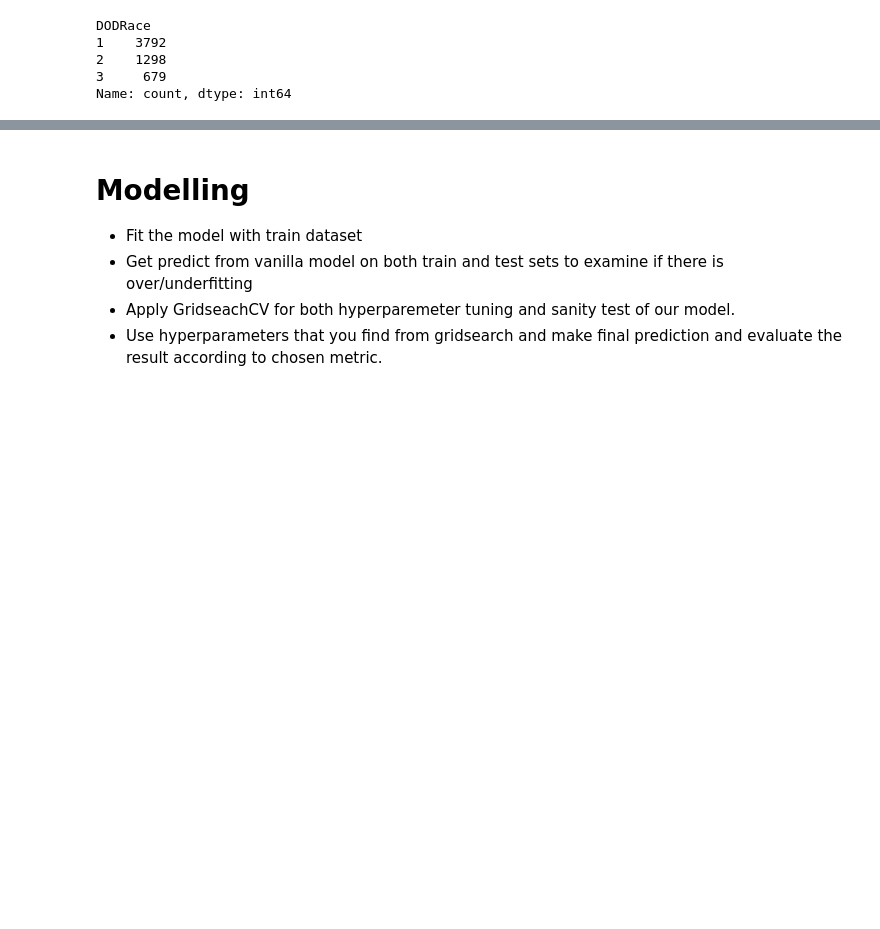
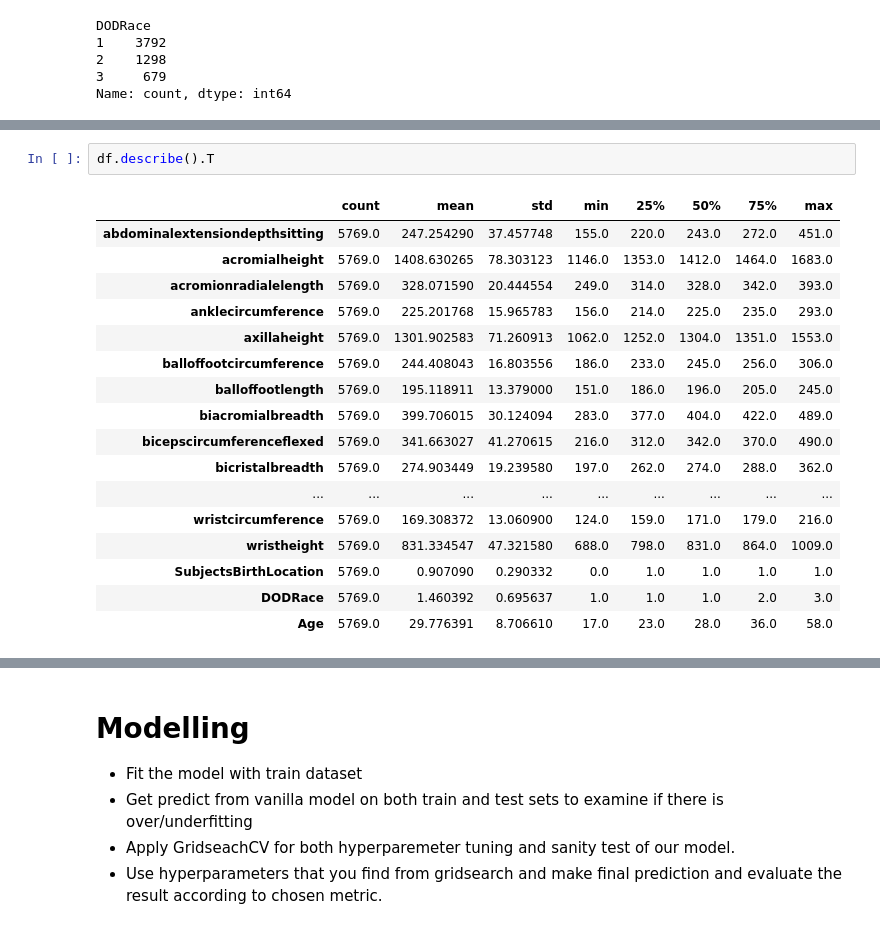
Before and after one commit to ayaramis/Portfolio, a Jupyter notebook: soldier_race/Soldier_Race_Project.ipynb, the cells around one changed output, grey strips where cells are left out. Cells and saved outputs as stored; diff of their text form; blank space fills up the shorter version.

```diff
--- a/soldier_race/Soldier_Race_Project.ipynb
+++ b/soldier_race/Soldier_Race_Project.ipynb
@@ -220,0 +211,20 @@ Besides Numpy and Pandas, you need to import the necessary modules for data visu
+# %%
+df.describe().T
+# %% [output]
+|  | count | mean | std | min | 25% | 50% | 75% | max |
+| abdominalextensiondepthsitting | 5769.0 | 247.254290 | 37.457748 | 155.0 | 220.0 | 243.0 | 272.0 | 451.0 |
+| acromialheight | 5769.0 | 1408.630265 | 78.303123 | 1146.0 | 1353.0 | 1412.0 | 1464.0 | 1683.0 |
+| acromionradialelength | 5769.0 | 328.071590 | 20.444554 | 249.0 | 314.0 | 328.0 | 342.0 | 393.0 |
+| anklecircumference | 5769.0 | 225.201768 | 15.965783 | 156.0 | 214.0 | 225.0 | 235.0 | 293.0 |
+| axillaheight | 5769.0 | 1301.902583 | 71.260913 | 1062.0 | 1252.0 | 1304.0 | 1351.0 | 1553.0 |
+| balloffootcircumference | 5769.0 | 244.408043 | 16.803556 | 186.0 | 233.0 | 245.0 | 256.0 | 306.0 |
+| balloffootlength | 5769.0 | 195.118911 | 13.379000 | 151.0 | 186.0 | 196.0 | 205.0 | 245.0 |
+| biacromialbreadth | 5769.0 | 399.706015 | 30.124094 | 283.0 | 377.0 | 404.0 | 422.0 | 489.0 |
+| bicepscircumferenceflexed | 5769.0 | 341.663027 | 41.270615 | 216.0 | 312.0 | 342.0 | 370.0 | 490.0 |
+| bicristalbreadth | 5769.0 | 274.903449 | 19.239580 | 197.0 | 262.0 | 274.0 | 288.0 | 362.0 |
+| ... | ... | ... | ... | ... | ... | ... | ... | ... |
+| wristcircumference | 5769.0 | 169.308372 | 13.060900 | 124.0 | 159.0 | 171.0 | 179.0 | 216.0 |
+| wristheight | 5769.0 | 831.334547 | 47.321580 | 688.0 | 798.0 | 831.0 | 864.0 | 1009.0 |
+| SubjectsBirthLocation | 5769.0 | 0.907090 | 0.290332 | 0.0 | 1.0 | 1.0 | 1.0 | 1.0 |
+| DODRace | 5769.0 | 1.460392 | 0.695637 | 1.0 | 1.0 | 1.0 | 2.0 | 3.0 |
+| Age | 5769.0 | 29.776391 | 8.706610 | 17.0 | 23.0 | 28.0 | 36.0 | 58.0 |
```
Also changed, not shown: parts of 34 cells of this notebook.
